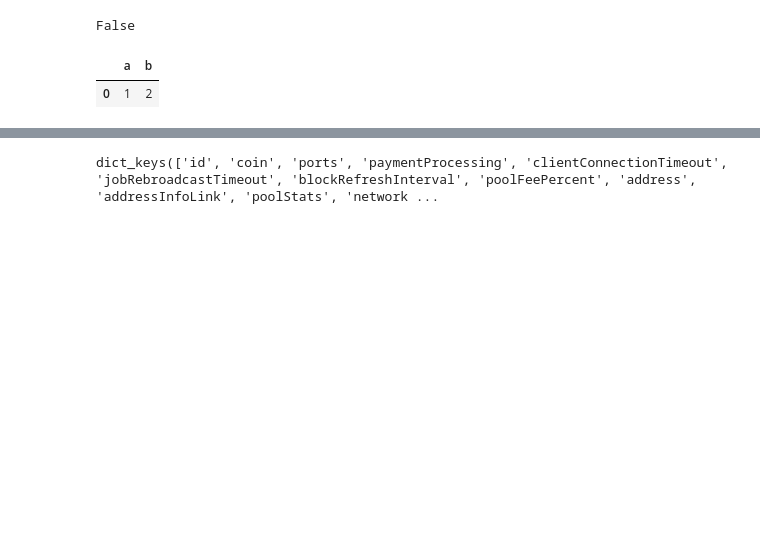
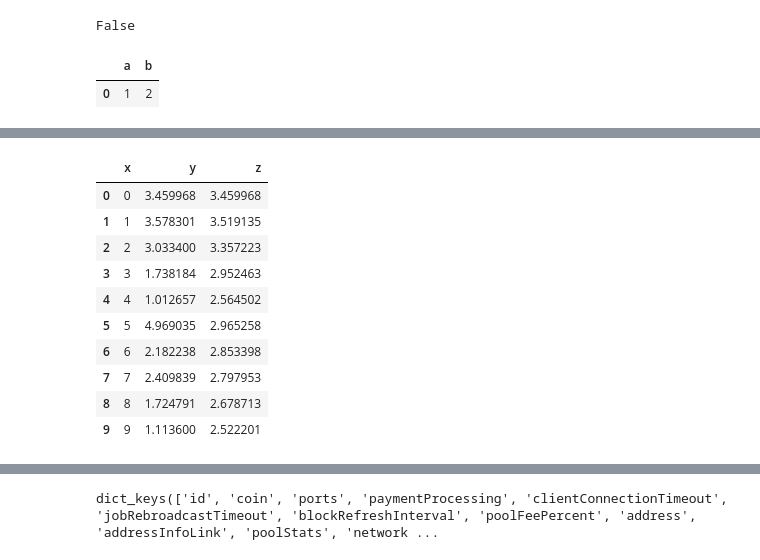
Before and after one commit to marctheshark3/sigmanaut-mining-pool-ui, a Jupyter notebook: prototype.ipynb, the cells around one changed output, grey strips where cells are left out. Cells and saved outputs as stored; diff of their text form; code cells hidden in the pictures; blank space fills up the shorter version.

```diff
--- a/prototype.ipynb
+++ b/prototype.ipynb
@@ -157,0 +181,14 @@ plt.show()
+# %%
+df
+# %% [output]
+|  | x | y | z |
+| 0 | 0 | 3.459968 | 3.459968 |
+| 1 | 1 | 3.578301 | 3.519135 |
+| 2 | 2 | 3.033400 | 3.357223 |
+| 3 | 3 | 1.738184 | 2.952463 |
+| 4 | 4 | 1.012657 | 2.564502 |
+| 5 | 5 | 4.969035 | 2.965258 |
+| 6 | 6 | 2.182238 | 2.853398 |
+| 7 | 7 | 2.409839 | 2.797953 |
+| 8 | 8 | 1.724791 | 2.678713 |
+| 9 | 9 | 1.113600 | 2.522201 |
```
Also changed, not shown: parts of 22 cells of this notebook, 11 other files.
